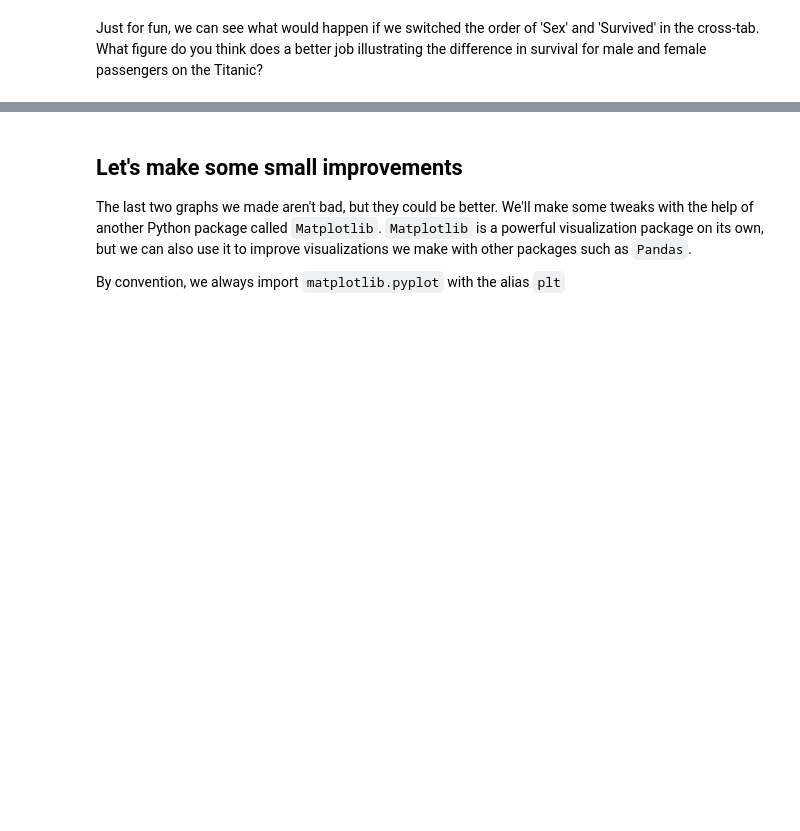
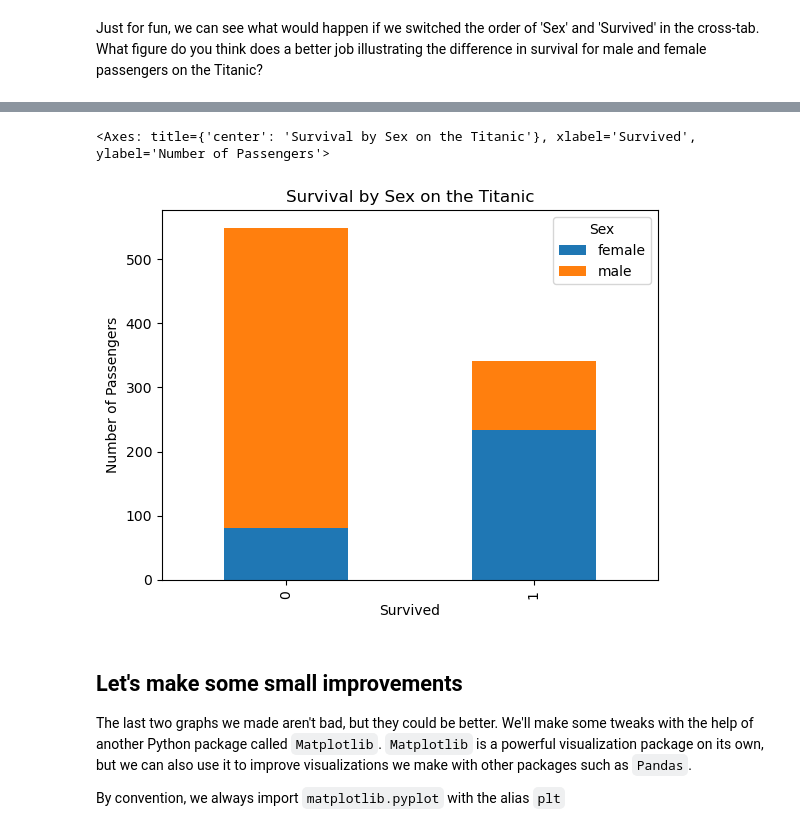
Before and after one commit to TheMonarchOfShadows/Data_Visualization_And_Modeling, a Jupyter notebook: Lecture/Week 2/2.1 - Visualizing Relationships Between Categorical Features.ipynb, the cells around one changed output, grey strips where cells are left out. Cells and saved outputs as stored; diff of their text form; code cells hidden in the pictures; blank space fills up the shorter version.

```diff
--- a/Lecture/Week 2/2.1 - Visualizing Relationships Between Categorical Features.ipynb
+++ b/Lecture/Week 2/2.1 - Visualizing Relationships Between Categorical Features.ipynb
@@ -37,3 +101,11 @@ Just for fun, we can see what would happen if we switched the order of 'Sex' and
+# %%
+pd.crosstab(titanic_df['Survived'],titanic_df['Sex']).plot(kind='bar',
+                                                           title='Survival by Sex on the Titanic',
+                                                           ylabel='Number of Passengers',
+                                                           stacked=True)
+# %% [output]
+<Axes: title={'center': 'Survival by Sex on the Titanic'}, xlabel='Survived', ylabel='Number of Passengers'>
+[figure, added]
 # %% [markdown]
 ## Let's make some small improvements
 
```
Also changed, not shown: parts of 26 cells of this notebook, 3 other files.
